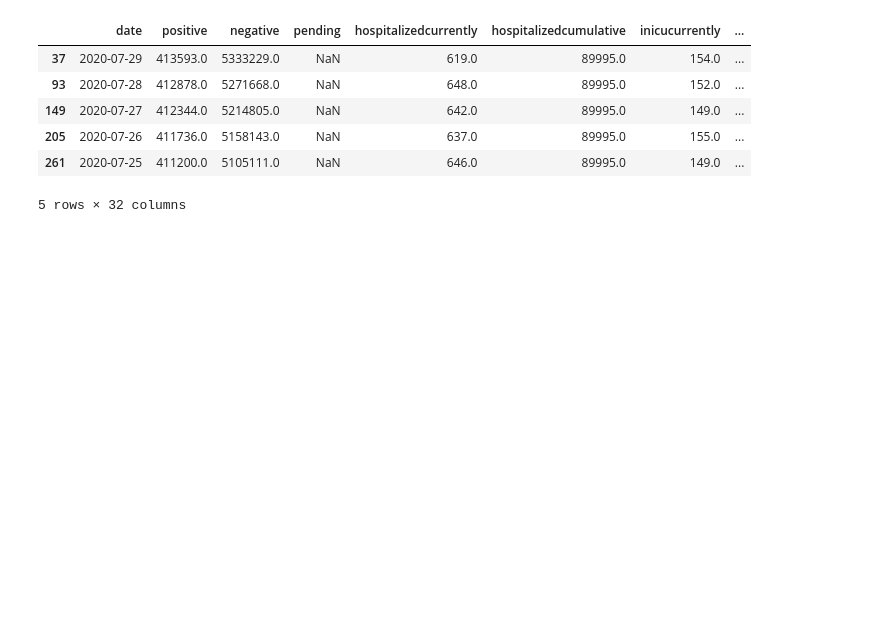
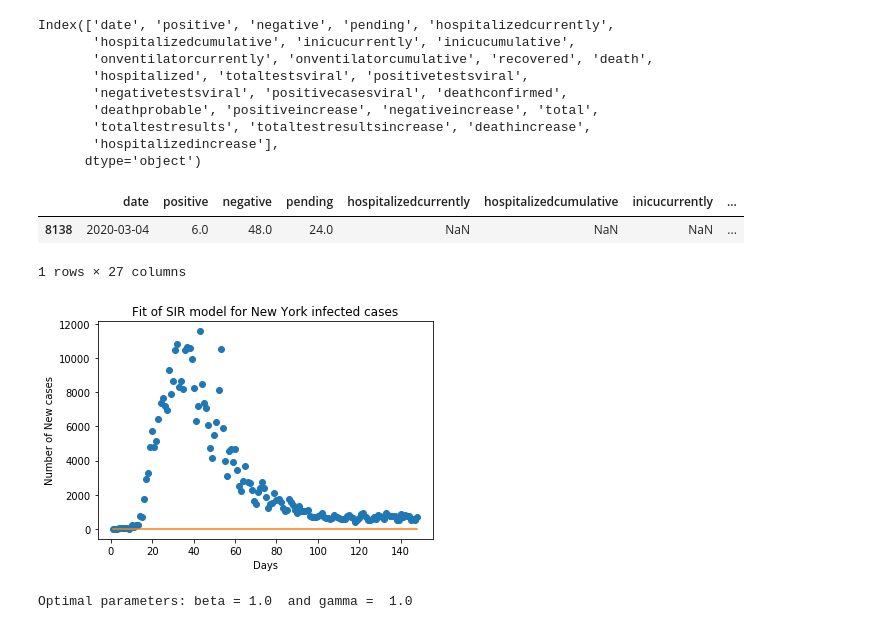
Before and after one commit to rishabhrshanbhag/Datathon-Northeastern-2020-Abdul-Yashvin-Rishabh, a Jupyter notebook: SIR model building tryouts/SIR_Y.ipynb, the cells around one changed output. Drawn from its saved outputs; the diff is of its cells as text; code cells hidden in the pictures; blank space fills up the shorter version.

```diff
--- a/SIR model building tryouts/SIR_Y.ipynb
+++ b/SIR model building tryouts/SIR_Y.ipynb
@@ -16,4 +22,7 @@ covid_stats.head()
 # %%
 covid_stats=covid_stats.drop(['Unnamed: 0', 'posneg', 'hash', 'commercialscore', 'negativeregularscore',
-                             'negativescore', 'positivescore', 'grade', 'score'],
+                             'negativescore', 'positivescore', 'grade', 'score','dataqualitygrade',
+                              'lastupdateet', 'datemodified','checktimeet', 'datechecked', 'fips', 'hash',
+                              'commercialscore','negativeregularscore', 'negativescore', 'positivescore',
+                              'score', 'grade'],
                              axis=1)
@@ -22,15 +43,63 @@ covid_stats=covid_stats[covid_stats.state=='NY']
 # %%
 covid_stats=covid_stats.drop(['state'], axis=1)
 # %%
-covid_stats.head()
+covid_stats.columns
 # %% [output]
-|  | date | positive | negative | pending | hospitalizedcurrently | hospitalizedcumulative | inicucurrently | ... |
-| 37 | 2020-07-29 | 413593.0 | 5333229.0 | NaN | 619.0 | 89995.0 | 154.0 | ... |
-| 93 | 2020-07-28 | 412878.0 | 5271668.0 | NaN | 648.0 | 89995.0 | 152.0 | ... |
-| 149 | 2020-07-27 | 412344.0 | 5214805.0 | NaN | 642.0 | 89995.0 | 149.0 | ... |
-| 205 | 2020-07-26 | 411736.0 | 5158143.0 | NaN | 637.0 | 89995.0 | 155.0 | ... |
-| 261 | 2020-07-25 | 411200.0 | 5105111.0 | NaN | 646.0 | 89995.0 | 149.0 | ... |
-5 rows × 32 columns
+Index(['date', 'positive', 'negative', 'pending', 'hospitalizedcurrently',
+       'hospitalizedcumulative', 'inicucurrently', 'inicucumulative',
+       'onventilatorcurrently', 'onventilatorcumulative', 'recovered', 'death',
+       'hospitalized', 'totaltestsviral', 'positivetestsviral',
+       'negativetestsviral', 'positivecasesviral', 'deathconfirmed',
+       'deathprobable', 'positiveincrease', 'negativeincrease', 'total',
+       'totaltestresults', 'totaltestresultsincrease', 'deathincrease',
+       'hospitalizedincrease'],
+      dtype='object')
+# %%
+covid_stats=covid_stats.sort_values(by=['date'])
+# %%
+population = float(19453556)
+covid_stats['day_count'] = list(range(1,len(covid_stats)+1))
+# %%
+covid_stats[covid_stats['day_count']==1]
+# %% [output]
+|  | date | positive | negative | pending | hospitalizedcurrently | hospitalizedcumulative | inicucurrently | ... |
+| 8138 | 2020-03-04 | 6.0 | 48.0 | 24.0 | NaN | NaN | NaN | ... |
+1 rows × 27 columns
+# %%
+import numpy as np
+from scipy import integrate, optimize
+ydata = [i for i in covid_stats.positiveincrease]
+xdata = covid_stats.day_count
+ydata = np.array(ydata, dtype=float)
+xdata = np.array(xdata, dtype=float)
+
+N = population
+inf0 = ydata[0]
+sus0 = N - inf0
+rec0 = 0.0
+
+def sir_model(y, x, beta, gamma):
+    sus = -beta * y[0] * y[1] / N
+    rec = gamma * y[1]
+    inf = -(sus + rec)
+    return sus, inf, rec
+
+def fit_odeint(x, beta, gamma):
+    return integrate.odeint(sir_model, (sus0, inf0, rec0), x, args=(beta, gamma))[:,1]
+
+popt, pcov = optimize.curve_fit(fit_odeint, xdata, ydata)
+fitted = fit_odeint(xdata, *popt)
+
+plt.plot(xdata, ydata, 'o')
+plt.plot(xdata, fitted)
+plt.title("Fit of SIR model for New York infected cases")
+plt.ylabel("Number of New cases")
+plt.xlabel("Days")
+plt.show()
+print("Optimal parameters: beta =", popt[0], " and gamma = ", popt[1])
+# %% [output]
+[figure, added]
+Optimal parameters: beta = 1.0  and gamma =  1.0
 # %%
 import numpy as np
 from scipy.integrate import odeint
```
Also changed, not shown: parts of 3 cells of this notebook.
